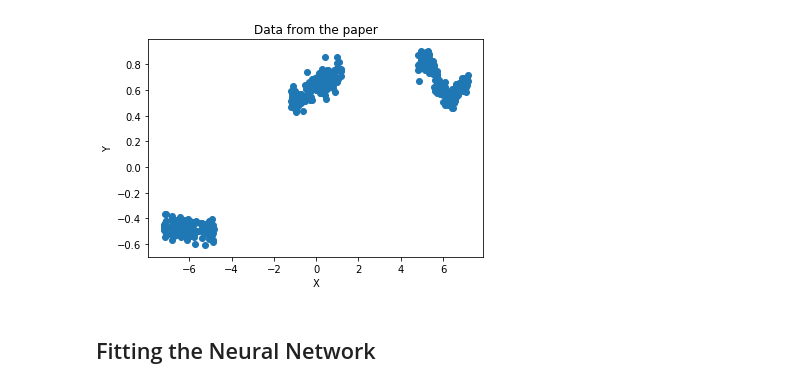
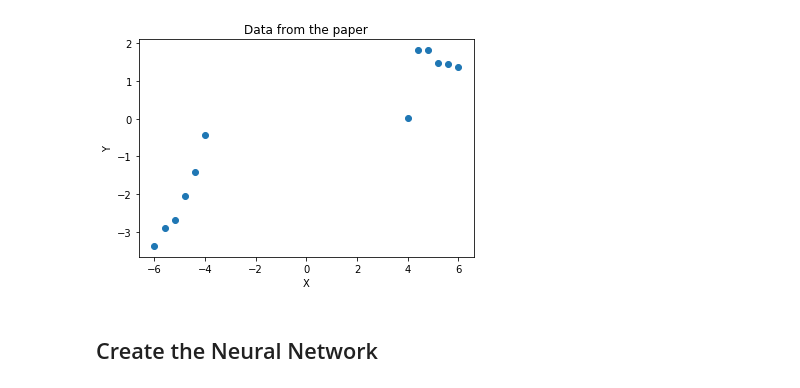
Before and after one commit to Yuting-Kou/am207_Project, a Jupyter notebook: src/Example-wyz.ipynb, the cells around one changed output. Cells and saved outputs as stored; diff of their text form; code cells hidden in the pictures.

```diff
--- a/src/Example-wyz.ipynb
+++ b/src/Example-wyz.ipynb
@@ -15,16 +19,16 @@ import torch.optim as optim
 # %%
 # visualize the data used in original paper
-data = np.load('../example/data.npy')
-x, y = data[:, 0], data[:, 1]
+data = pd.read_csv('../example/hw7_data.csv')
+x, y = data['x'].values, data['y'].values
 plt.scatter(x, y)
 plt.title('Data from the paper')
 plt.xlabel('X')
 plt.ylabel('Y')
 plt.show()
 # %% [output]
-[figure, old version]
+[figure, new version]
 # %% [markdown]
-## Fitting the Neural Network
+## Create the Neural Network
 # %%
 alpha = 1
 c = 0
```
Also changed, not shown: parts of 36 cells of this notebook, 2 other files.
